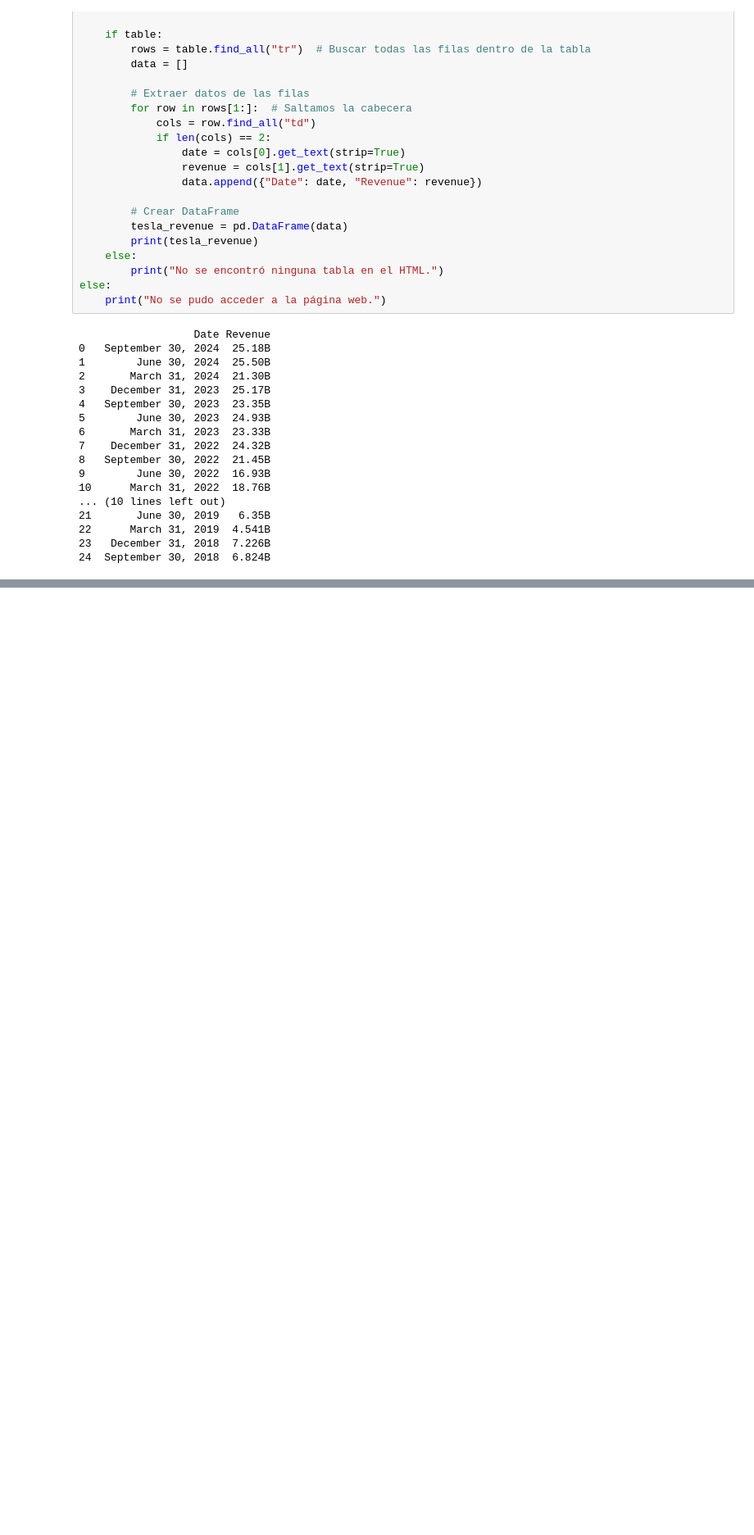
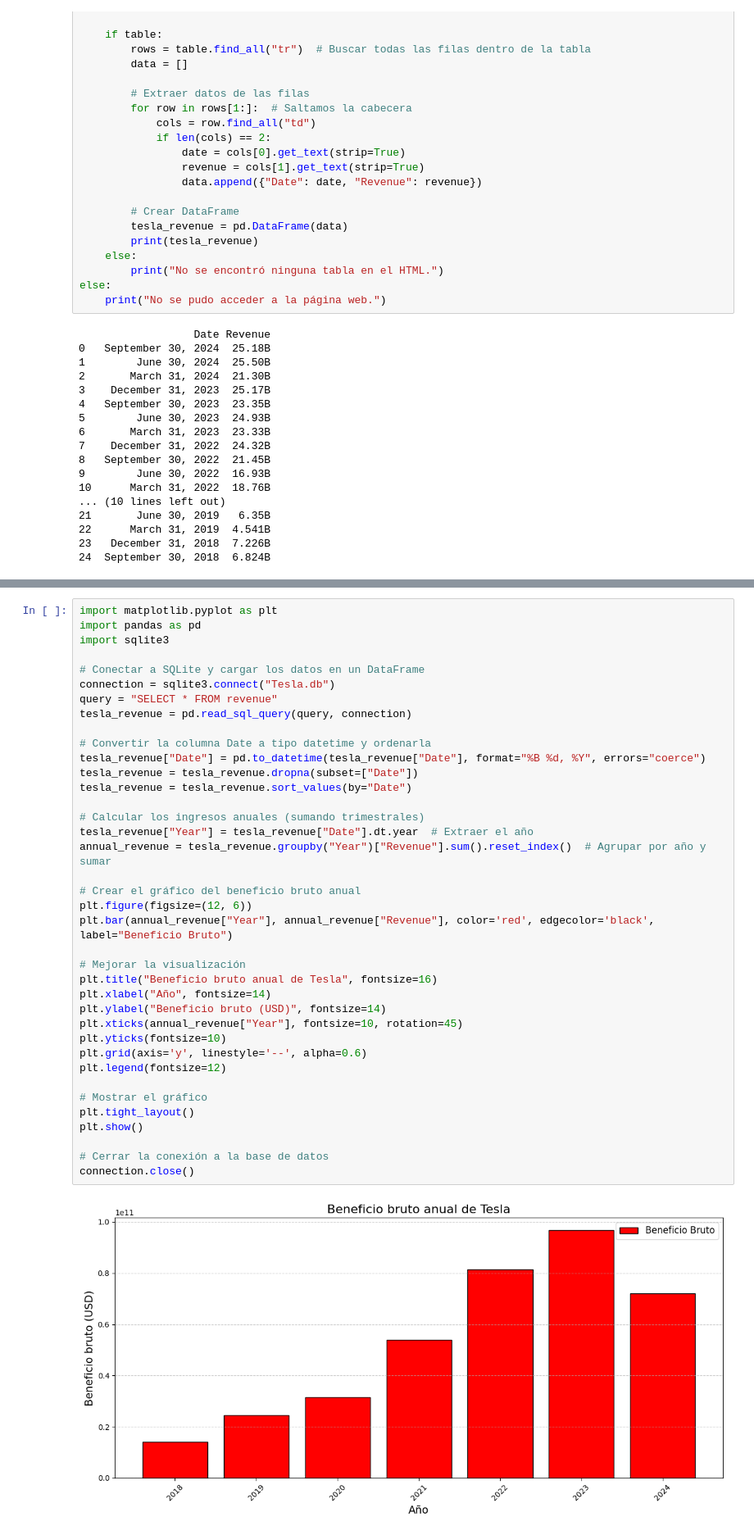
Before and after one commit to jenuzho/web-scraping-project-tutorial, a Jupyter notebook: src/explore.es.ipynb, the cells around one changed output, grey strips where cells are left out. Shown: that part at 82% size. Drawn from its saved outputs; the diff is of its cells as text; blank space fills up the shorter version.

```diff
--- a/src/explore.es.ipynb
+++ b/src/explore.es.ipynb
@@ -107,0 +213,40 @@ else:
+# %%
+import matplotlib.pyplot as plt
+import pandas as pd
+import sqlite3
+
+# Conectar a SQLite y cargar los datos en un DataFrame
+connection = sqlite3.connect("Tesla.db")
+query = "SELECT * FROM revenue"
+tesla_revenue = pd.read_sql_query(query, connection)
+
+# Convertir la columna Date a tipo datetime y ordenarla
+tesla_revenue["Date"] = pd.to_datetime(tesla_revenue["Date"], format="%B %d, %Y", errors="coerce")
+tesla_revenue = tesla_revenue.dropna(subset=["Date"])
+tesla_revenue = tesla_revenue.sort_values(by="Date")
+
+# Calcular los ingresos anuales (sumando trimestrales)
+tesla_revenue["Year"] = tesla_revenue["Date"].dt.year  # Extraer el año
+annual_revenue = tesla_revenue.groupby("Year")["Revenue"].sum().reset_index()  # Agrupar por año y sumar
+
+# Crear el gráfico del beneficio bruto anual
+plt.figure(figsize=(12, 6))
+plt.bar(annual_revenue["Year"], annual_revenue["Revenue"], color='red', edgecolor='black', label="Beneficio Bruto")
+
+# Mejorar la visualización
+plt.title("Beneficio bruto anual de Tesla", fontsize=16)
+plt.xlabel("Año", fontsize=14)
+plt.ylabel("Beneficio bruto (USD)", fontsize=14)
+plt.xticks(annual_revenue["Year"], fontsize=10, rotation=45)
+plt.yticks(fontsize=10)
+plt.grid(axis='y', linestyle='--', alpha=0.6)
+plt.legend(fontsize=12)
+
+# Mostrar el gráfico
+plt.tight_layout()
+plt.show()
+
+# Cerrar la conexión a la base de datos
+connection.close()
+# %% [output]
+[figure, added]
```
Also changed, not shown: parts of 4 cells of this notebook, 1 other file.
